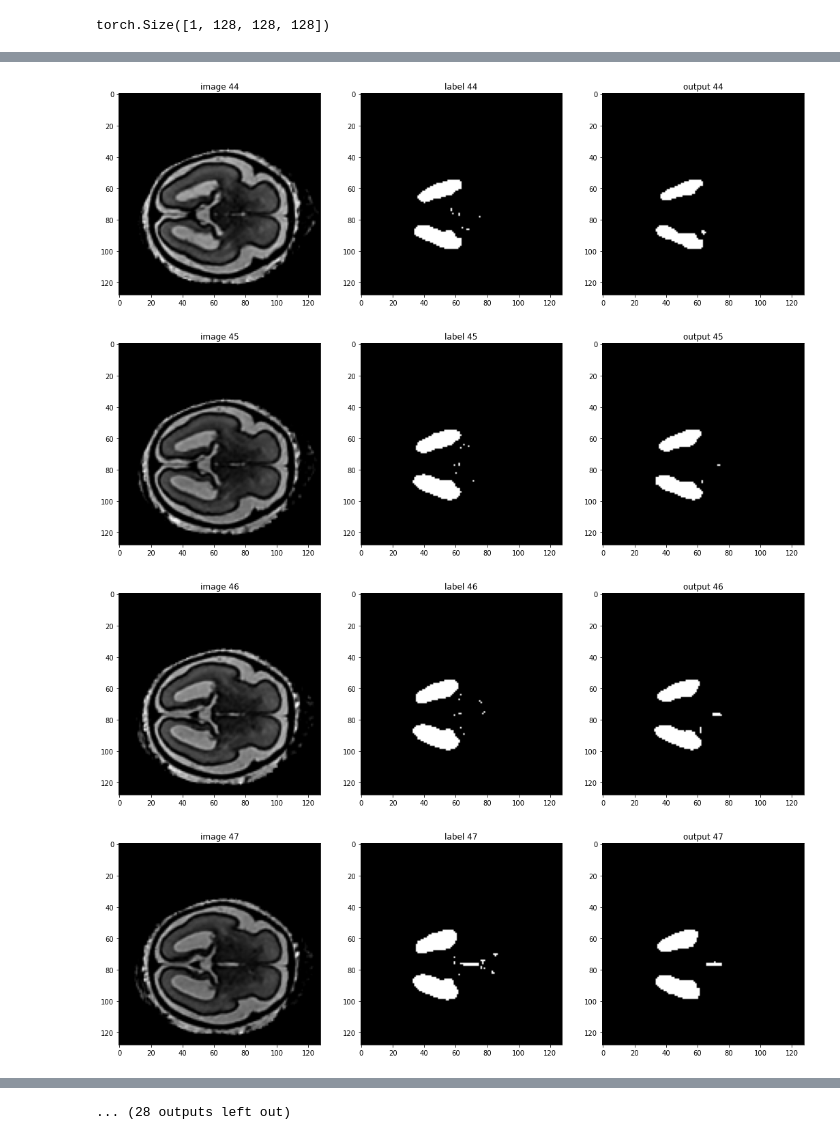
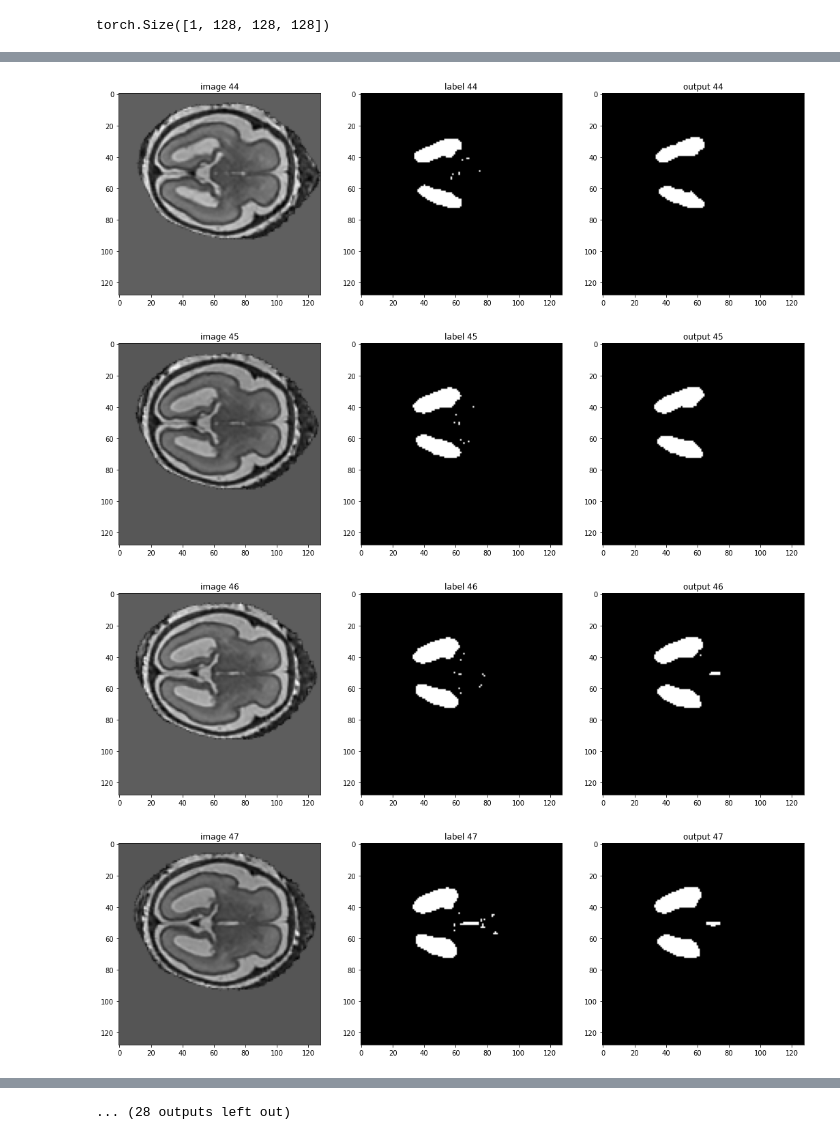
Before and after one commit to Achillesy/Liver-Segmentation-Using-Monai-and-PyTorch, a Jupyter notebook: monai_fetal.ipynb, the cells around one changed output, grey strips where cells are left out. Cells and saved outputs as stored; diff of their text form; code cells hidden in the pictures.

Commit message:
NormalizeIntensityd

```diff
--- a/monai_fetal.ipynb
+++ b/monai_fetal.ipynb
@@ -73,9 +75,9 @@ train_transforms = Compose(
         LoadImaged(keys=["vol", "seg"]),
         AddChanneld(keys=["vol", "seg"]),
         # Spacingd(keys=["vol", "seg"], pixdim=(2, 2, 2), mode=("bilinear", "nearest")),
-        Orientationd(keys=["vol", "seg"], axcodes="RAS"),
-        ScaleIntensityRanged(keys=["vol"], a_min=100, a_max=1000, b_min=0.0, b_max=1.0, clip=True),
-        # NormalizeIntensityd(keys=["vol"]),
+        # Orientationd(keys=["vol", "seg"], axcodes="RAS"),
+        # ScaleIntensityRanged(keys=["vol"], a_min=100, a_max=1000, b_min=0.0, b_max=1.0, clip=True),
+        NormalizeIntensityd(keys=["vol"], nonzero=True, channel_wise=True),
         # CropForegroundd(keys=["vol", "seg"], source_key="vol"),
         Resized(keys=["vol", "seg"], spatial_size=[128,128,128]),
         ToTensord(keys=["vol", "seg"]),
@@ -87,9 +89,9 @@ valid_transforms = Compose(
         LoadImaged(keys=["vol", "seg"]),
         AddChanneld(keys=["vol", "seg"]),
         # Spacingd(keys=["vol", "seg"], pixdim=(2, 2, 2), mode=("bilinear", "nearest")),
-        Orientationd(keys=["vol", "seg"], axcodes="RAS"),
-        ScaleIntensityRanged(keys=["vol"], a_min=100, a_max=1000,b_min=0.0, b_max=1.0, clip=True),
-        # NormalizeIntensityd(keys=["vol"]),
+        # Orientationd(keys=["vol", "seg"], axcodes="RAS"),
+        # ScaleIntensityRanged(keys=["vol"], a_min=100, a_max=1000,b_min=0.0, b_max=1.0, clip=True),
+        NormalizeIntensityd(keys=["vol"], nonzero=True, channel_wise=True),
         # CropForegroundd(keys=['vol', 'seg'], source_key='vol'),
         Resized(keys=["vol", "seg"], spatial_size=[128,128,128]),
         ToTensord(keys=["vol", "seg"]),
@@ -327,9 +329,9 @@ test_transforms = Compose(
         LoadImaged(keys=["vol", "seg"]),
         AddChanneld(keys=["vol", "seg"]),
         # Spacingd(keys=["vol", "seg"], pixdim=(1.5,1.5,1.0), mode=("bilinear", "nearest")),
-        Orientationd(keys=["vol", "seg"], axcodes="RAS"),
-        ScaleIntensityRanged(keys=["vol"], a_min=100, a_max=1000,b_min=0.0, b_max=1.0, clip=True),
-        # NormalizeIntensityd(keys=["vol"]),
+        # Orientationd(keys=["vol", "seg"], axcodes="RAS"),
+        # ScaleIntensityRanged(keys=["vol"], a_min=100, a_max=1000,b_min=0.0, b_max=1.0, clip=True),
+        NormalizeIntensityd(keys=["vol"], nonzero=True, channel_wise=True),
         # CropForegroundd(keys=['vol', 'seg'], source_key='vol'),
         Resized(keys=["vol", "seg"], spatial_size=[128,128,128]),
         ToTensord(keys=["vol", "seg"]),
@@ -341,7 +343,7 @@ test_loader = DataLoader(test_ds, batch_size=1)
 test_list = list(test_loader)
 # %%
 model.load_state_dict(torch.load(
-    os.path.join(model_dir, "best_metric_model_8929.pth")))
+    os.path.join(model_dir, "best_metric_model.pth")))
 model.eval()
 
 with torch.no_grad():
@@ -373,4 +375,4 @@ with torch.no_grad():
-[figure, old version]
+[figure, new version]
-[figure, old version]
+[figure, new version]
-[figure, old version]
+[figure, new version]
-[figure, old version]
+[figure, new version]
```
Also changed, not shown: parts of 6 cells of this notebook.
